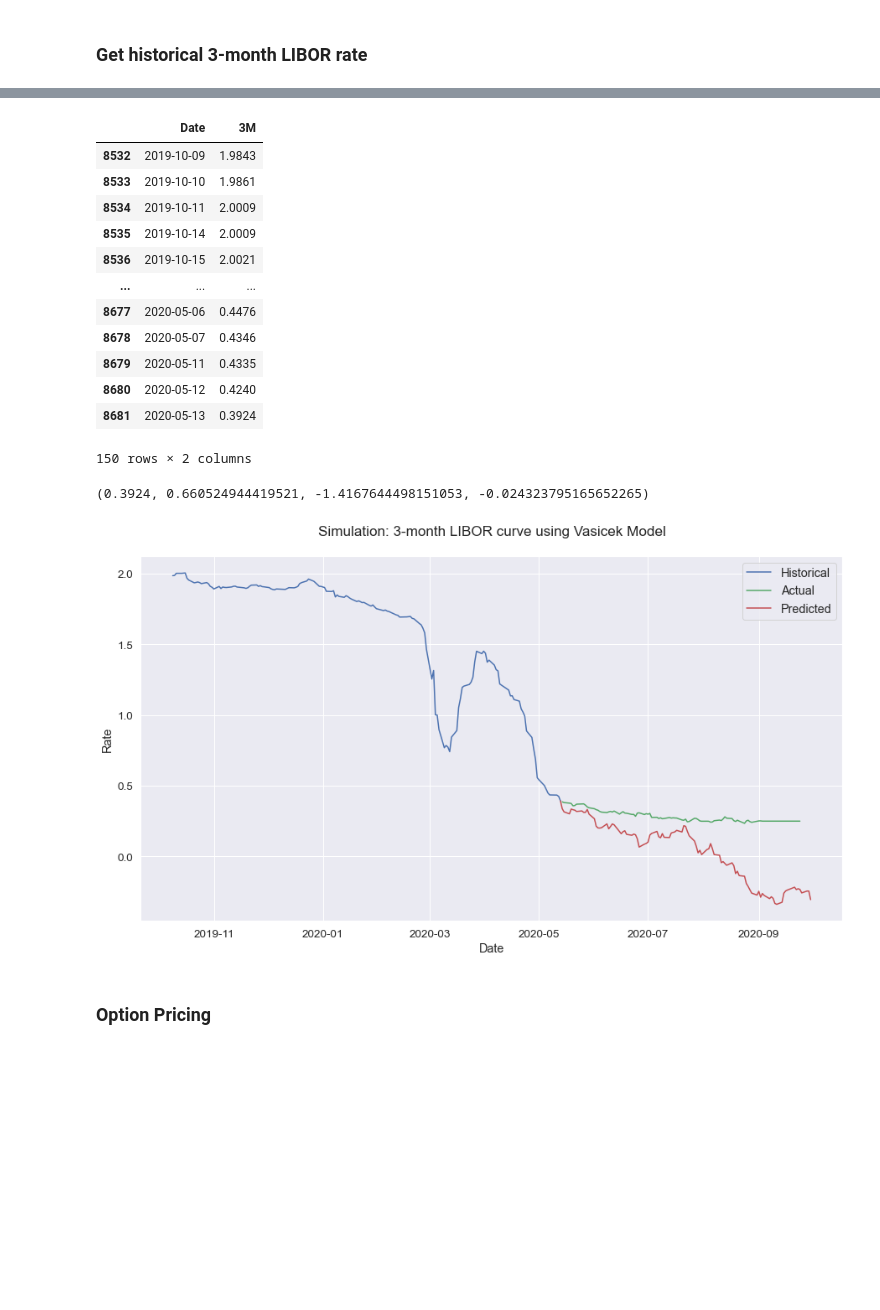
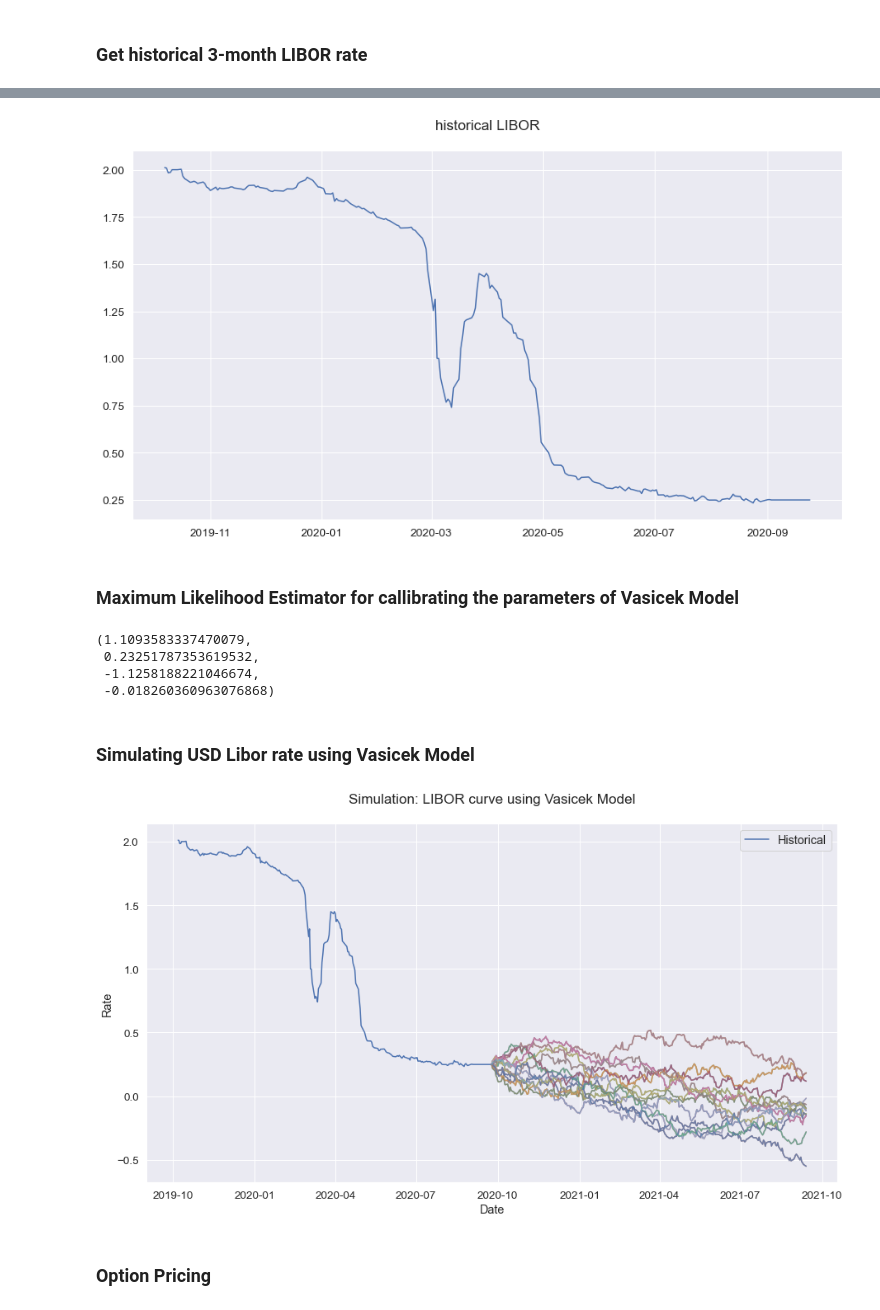
Before and after one commit to abhishekprog0/StructuredPricingEngine, a Jupyter notebook: Structured & Hybrid Project 2020.ipynb, the cells around one changed output, grey strips where cells are left out. Saved outputs shown, nothing was run; the diff lists cells and outputs as text; code cells hidden in the pictures; blank space fills up the shorter version.

Commit message:
Added functionality to simulate n paths for each models. Code refactoring.

```diff
--- a/Structured & Hybrid Project 2020.ipynb
+++ b/Structured & Hybrid Project 2020.ipynb
@@ -84,0 +207,2 @@ MLE for Volatility parameter(σ) : 0.020456189051262293
+# %%
+x_bar, vol = model.MleGBM(price)
@@ -152,0 +214,13 @@ for seed in seed_list:
+# %%
+n_simulations = 25
+
+plt.title('Simulating GBM for STOXX50E')
+plt.plot(price['Date'], price['Adj Close'], label = "STOXX50E historical price")
+for i in range(n_simulations):
+
+    seed = np.random.randint(1000)
+    price_gbm = model.GBM(seed, price, x_bar, vol)
+    plt.plot(price_gbm['Date'], price_gbm['Close'], alpha = 0.45)
+
+plt.legend()
+plt.show()
@@ -193,16 +234,4 @@ plt.show()
 # %%
-df
+df = datareader.GetLiborData()
 # %% [output]
-|  | Date | 3M |
-| 8532 | 2019-10-09 | 1.9843 |
-| 8533 | 2019-10-10 | 1.9861 |
-| 8534 | 2019-10-11 | 2.0009 |
-| 8535 | 2019-10-14 | 2.0009 |
-| 8536 | 2019-10-15 | 2.0021 |
-| ... | ... | ... |
-| 8677 | 2020-05-06 | 0.4476 |
-| 8678 | 2020-05-07 | 0.4346 |
-| 8679 | 2020-05-11 | 0.4335 |
-| 8680 | 2020-05-12 | 0.4240 |
-| 8681 | 2020-05-13 | 0.3924 |
-150 rows × 2 columns
+[figure, added]
@@ -240,26 +238,29 @@ def param_opt (df):
+# %% [markdown]
+### Maximum Likelihood Estimator for callibrating the parameters of Vasicek Model
 # %%
-rn, k , beta, sig = param_opt(df)
+rn, k, beta, sig = model.MleVasicek(df)
+rn, k, beta, sig
+# %% [output]
+(1.1093583337470079,
+ 0.23251787353619532,
+ -1.1258188221046674,
+ -0.018260360963076868)
-# %%
-df['3M'].iloc[-1], k, beta, sig
-# %% [output]
-(0.3924, 0.660524944419521, -1.4167644498151053, -0.024323795165652265)
+# %% [markdown]
+### Simulating USD Libor rate using Vasicek Model
 # %%
-xo, yo = vasicek(df['3M'].iloc[-1], k, beta, sig, 1, 100, seed = 3)
+plt.title('Simulation: LIBOR curve using Vasicek Model')
+plt.plot(df['Date'], df['3M'], label = "Historical")
 
-rng = pd.date_range(df['Date'].iloc[-1], periods=101 , freq='B')
-lib = pd.DataFrame({ 'Date': rng, '3M': yo})
+for i in range(50):
 
-
-plt.title('Simulation: 3-month LIBOR curve using Vasicek Model')
-plt.plot(df['Date'], df['3M'], label = "Historical")
-plt.plot(df_test['Date'], df_test['3M'], color = 'g', label = "Actual")
-plt.plot(lib['Date'], lib['3M'], color = 'r', label = "Predicted")
+    lib = model.Vasicek(df, df['3M'].iloc[-1], k, beta, sig, 1, 252, seed = np.random.randint(1000))
+    plt.plot(lib['Date'], lib['3M'], alpha = 0.55)
 
 plt.xlabel('Date')
 plt.ylabel('Rate')
 plt.legend()
 plt.show()
 # %% [output]
-[figure, old version]
+[figure, new version]
 # %% [markdown]
 ### Option Pricing
```
Also changed, not shown: parts of 18 cells of this notebook.
